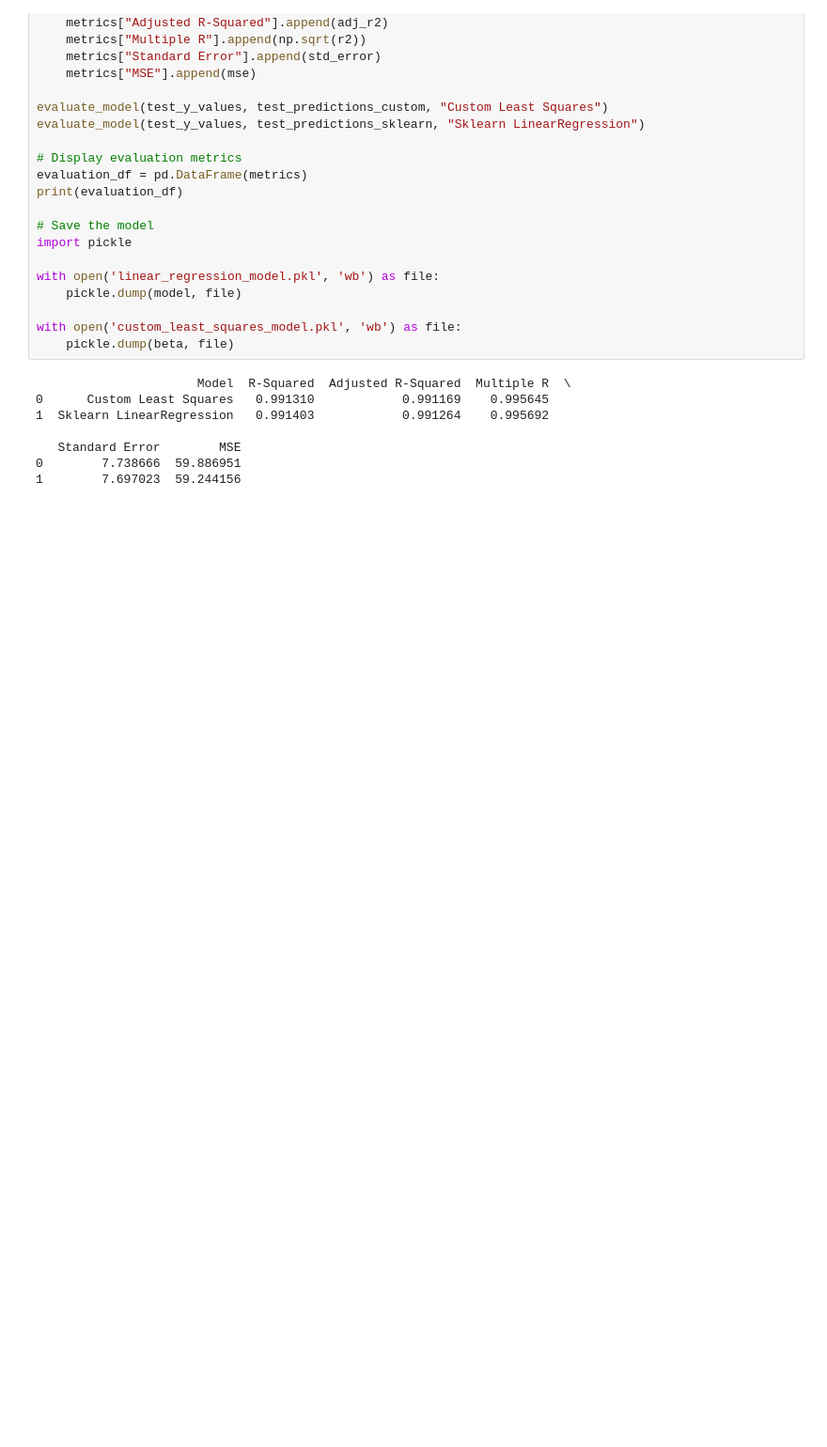
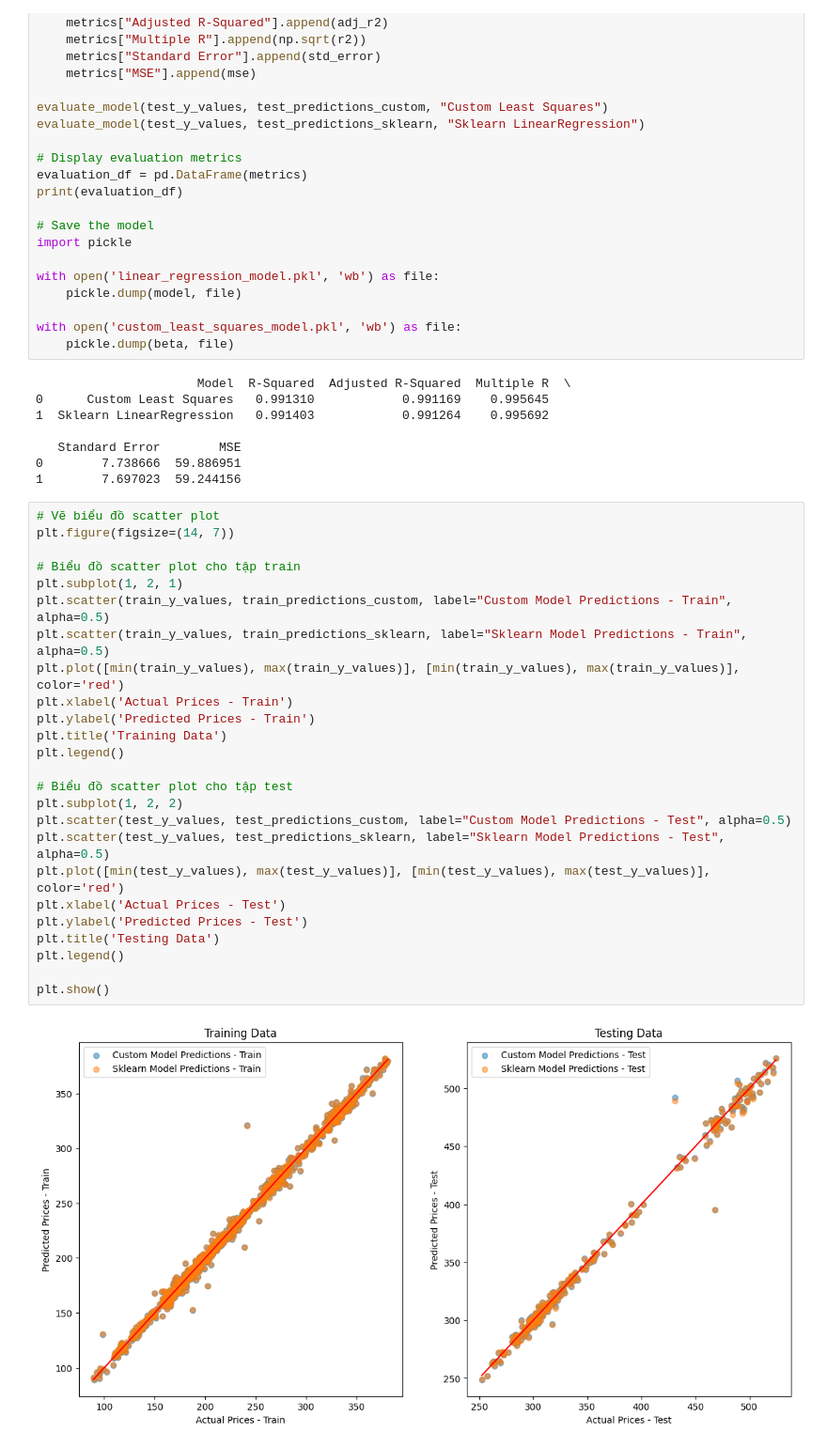
Before and after one commit to Ttdne/Stock-Prediction-Using-Linear-Regression, a Jupyter notebook: stock_quantity_predict.ipynb, the cells around one changed output. Shown: that part at 94% size. Saved outputs shown, nothing was run; the diff lists cells and outputs as text; blank space fills up the shorter version.

Commit message:
add scatter plots

```diff
--- a/stock_quantity_predict.ipynb
+++ b/stock_quantity_predict.ipynb
@@ -261,3 +261,30 @@ with open('custom_least_squares_model.pkl', 'wb') as file:
    Standard Error        MSE
 0        7.738666  59.886951
 1        7.697023  59.244156
+# %%
+# Vẽ biểu đồ scatter plot
+plt.figure(figsize=(14, 7))
+
+# Biểu đồ scatter plot cho tập train
+plt.subplot(1, 2, 1)
+plt.scatter(train_y_values, train_predictions_custom, label="Custom Model Predictions - Train", alpha=0.5)
+plt.scatter(train_y_values, train_predictions_sklearn, label="Sklearn Model Predictions - Train", alpha=0.5)
+plt.plot([min(train_y_values), max(train_y_values)], [min(train_y_values), max(train_y_values)], color='red')
+plt.xlabel('Actual Prices - Train')
+plt.ylabel('Predicted Prices - Train')
+plt.title('Training Data')
+plt.legend()
+
+# Biểu đồ scatter plot cho tập test
+plt.subplot(1, 2, 2)
+plt.scatter(test_y_values, test_predictions_custom, label="Custom Model Predictions - Test", alpha=0.5)
+plt.scatter(test_y_values, test_predictions_sklearn, label="Sklearn Model Predictions - Test", alpha=0.5)
+plt.plot([min(test_y_values), max(test_y_values)], [min(test_y_values), max(test_y_values)], color='red')
+plt.xlabel('Actual Prices - Test')
+plt.ylabel('Predicted Prices - Test')
+plt.title('Testing Data')
+plt.legend()
+
+plt.show()
+# %% [output]
+[figure, added]
```
Also changed, not shown: parts of 1 cell of this notebook, 1 other file.
